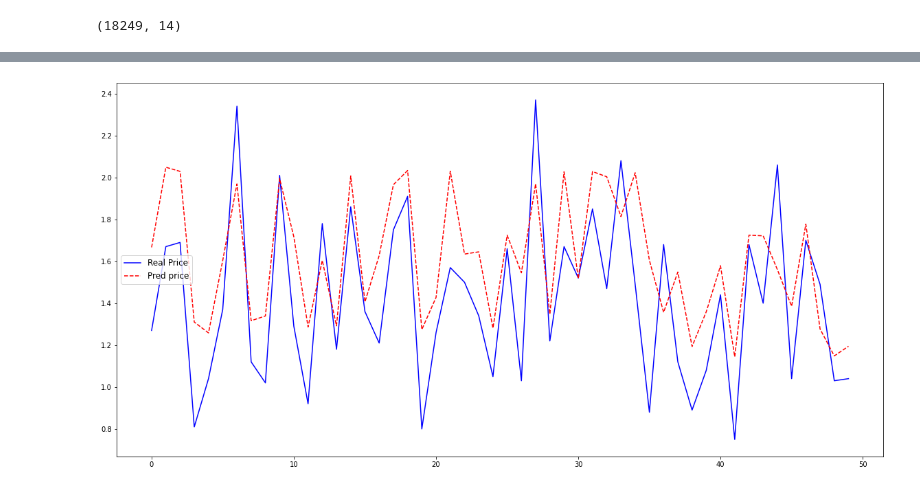
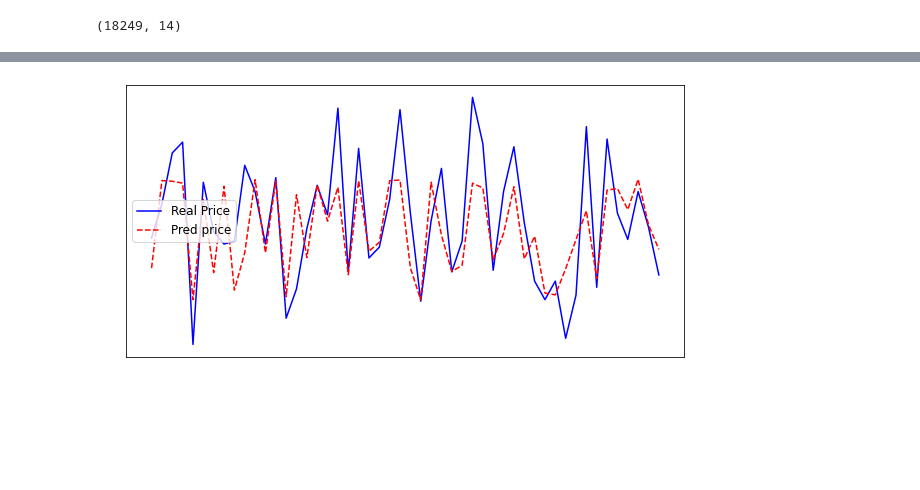
Before and after one commit to Jo-chana/CoLab_ML_codes, a Jupyter notebook: Avocado.ipynb, the cells around one changed output, grey strips where cells are left out. Saved outputs shown, nothing was run; the diff lists cells and outputs as text; code cells hidden in the pictures; blank space fills up the shorter version.

```diff
--- a/Avocado.ipynb
+++ b/Avocado.ipynb
@@ -7,3 +11,10 @@ TensorFlow 1.x selected.
+# %%
+import matplotlib as mpl
+
+mpl.rcParams['text.color'] = 'black'
+mpl.rcParams['axes.labelcolor'] = 'white'
+mpl.rcParams['xtick.color'] = 'white'
+mpl.rcParams['ytick.color'] = 'white'
 # %%
 import pandas as pd
 
@@ -107 +88,6 @@ No handles with labels found to put in legend.
+# %%
+transform = MinMaxScaler()
+avocado_numdata_trans = transform.fit_transform(avocado_numdata)
+#y_transform = transform.transform(average_price)
+X_train,X_test,y_train,y_test = train_test_split(avocado_numdata_trans,average_price,test_size=0.2)
 # %%
@@ -137,20 +104,19 @@ network.fit(X_train,y_train,epochs=120,batch_size=128)
 # %%
-y_pred = network.predict(X_test).flatten()
-
-
-real = []
-pred = []
-index = []
-for i in range(50):
-  index.append(i)
-  real.append(y_test[i])
-  pred.append(y_pred[i])
-  print('real price:',y_test[i],'prediction:',y_pred[i])
+def compare_graph(X_test,y_test):
+  y_pred = network.predict(X_test).flatten()
+  real = []
+  pred = []
+  index = []
+  for i in range(50):
+    index.append(i)
+    real.append(y_test[i])
+    pred.append(y_pred[i])
+  plt.figure(figsize=(10,5))
+  plt.plot(index,real,'b-',label='Real Price')
+  plt.plot(index,pred,'r--',label='Pred price')
+  plt.legend(loc='center left',fontsize=12)
+  plt.show()
-# %%
-plt.figure(figsize=(20,10))
-plt.plot(index,real,'b-',label='Real Price')
-plt.plot(index,pred,'r--',label='Pred price')
-plt.legend(loc='center left',fontsize=12)
-plt.show()
-# %% [output]
-[figure, removed]
+# %%
+compare_graph(X_test,y_test)
+# %% [output]
+[figure, added]
```
Also changed, not shown: parts of 6 cells of this notebook.
